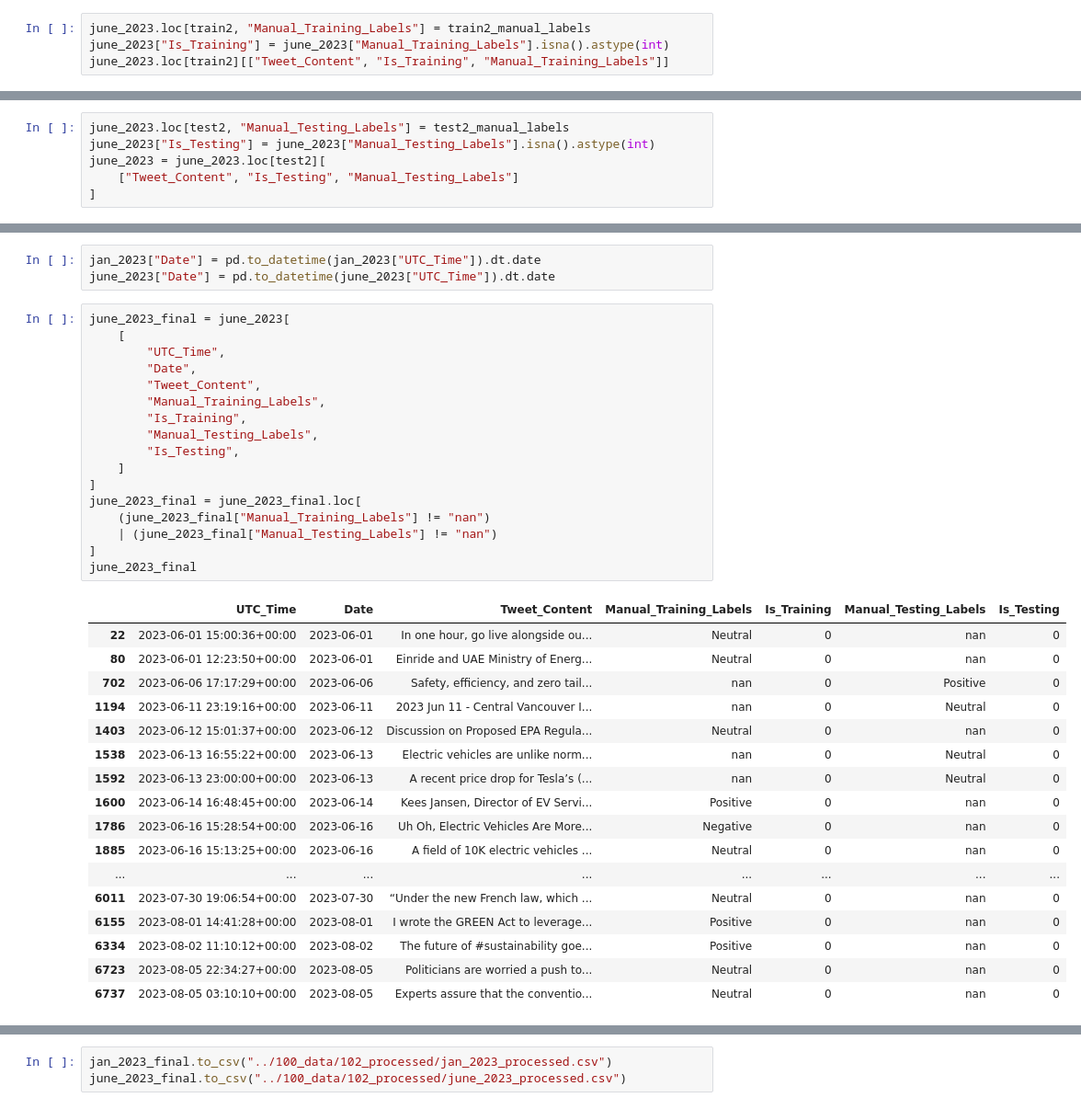
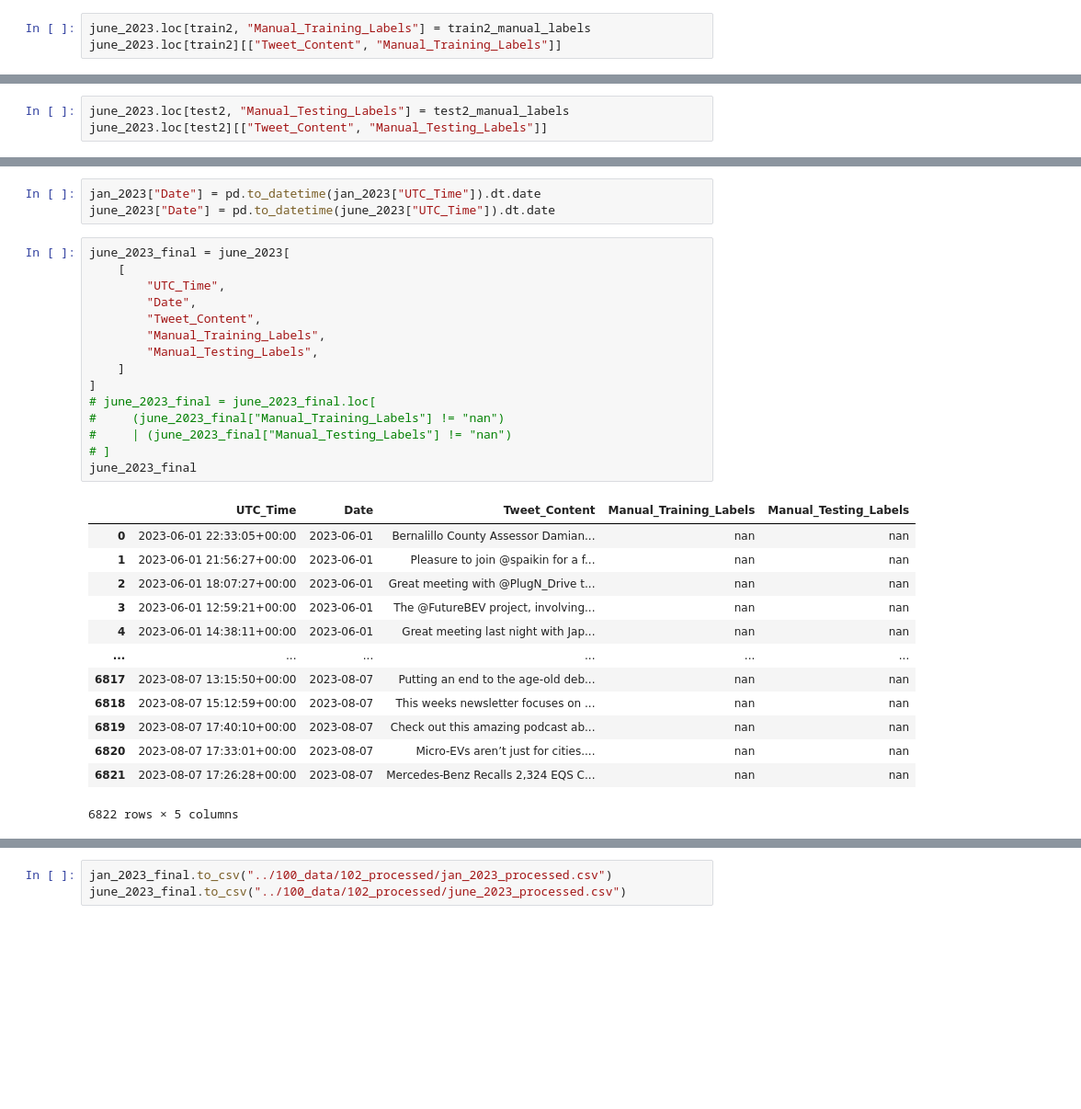
Before and after one commit to rrandev03/NLP_Final, a Jupyter notebook: 200_code/fan_labeling.ipynb, the cells around one changed output, grey strips where cells are left out. Shown: that part at 92% size. Cells and saved outputs as stored; diff of their text form; blank space fills up the shorter version.

```diff
--- a/200_code/fan_labeling.ipynb
+++ b/200_code/fan_labeling.ipynb
@@ -221,6 +218,5 @@ train2_manual_labels = [
 assert len(train2_manual_labels) == 25
 # %%
 june_2023.loc[train2, "Manual_Training_Labels"] = train2_manual_labels
-june_2023["Is_Training"] = june_2023["Manual_Training_Labels"].isna().astype(int)
-june_2023.loc[train2][["Tweet_Content", "Is_Training", "Manual_Training_Labels"]]
+june_2023.loc[train2][["Tweet_Content", "Manual_Training_Labels"]]
 # %% [output]
@@ -289,8 +285,5 @@ test2_manual_labels = [
 assert len(test2_manual_labels) == 13
 # %%
 june_2023.loc[test2, "Manual_Testing_Labels"] = test2_manual_labels
-june_2023["Is_Testing"] = june_2023["Manual_Testing_Labels"].isna().astype(int)
-june_2023 = june_2023.loc[test2][
-    ["Tweet_Content", "Is_Testing", "Manual_Testing_Labels"]
-]
+june_2023.loc[test2][["Tweet_Content", "Manual_Testing_Labels"]]
 # %% [output]
@@ -301,38 +307,32 @@ june_2023["Date"] = pd.to_datetime(june_2023["UTC_Time"]).dt.date
 # %%
 june_2023_final = june_2023[
     [
         "UTC_Time",
         "Date",
         "Tweet_Content",
         "Manual_Training_Labels",
-        "Is_Training",
         "Manual_Testing_Labels",
-        "Is_Testing",
     ]
 ]
-june_2023_final = june_2023_final.loc[
-    (june_2023_final["Manual_Training_Labels"] != "nan")
-    | (june_2023_final["Manual_Testing_Labels"] != "nan")
-]
+# june_2023_final = june_2023_final.loc[
+#     (june_2023_final["Manual_Training_Labels"] != "nan")
+#     | (june_2023_final["Manual_Testing_Labels"] != "nan")
+# ]
 june_2023_final
 # %% [output]
-|  | UTC_Time | Date | Tweet_Content | Manual_Training_Labels | Is_Training | Manual_Testing_Labels | Is_Testing |
-| 22 | 2023-06-01 15:00:36+00:00 | 2023-06-01 | In one hour, go live alongside ou... | Neutral | 0 | nan | 0 |
-| 80 | 2023-06-01 12:23:50+00:00 | 2023-06-01 | Einride and UAE Ministry of Energ... | Neutral | 0 | nan | 0 |
-| 702 | 2023-06-06 17:17:29+00:00 | 2023-06-06 | Safety, efficiency, and zero tail... | nan | 0 | Positive | 0 |
-| 1194 | 2023-06-11 23:19:16+00:00 | 2023-06-11 | 2023 Jun 11 - Central Vancouver I... | nan | 0 | Neutral | 0 |
-| 1403 | 2023-06-12 15:01:37+00:00 | 2023-06-12 | Discussion on Proposed EPA Regula... | Neutral | 0 | nan | 0 |
-| 1538 | 2023-06-13 16:55:22+00:00 | 2023-06-13 | Electric vehicles are unlike norm... | nan | 0 | Neutral | 0 |
-| 1592 | 2023-06-13 23:00:00+00:00 | 2023-06-13 | A recent price drop for Tesla’s (... | nan | 0 | Neutral | 0 |
-| 1600 | 2023-06-14 16:48:45+00:00 | 2023-06-14 | Kees Jansen, Director of EV Servi... | Positive | 0 | nan | 0 |
-| 1786 | 2023-06-16 15:28:54+00:00 | 2023-06-16 | Uh Oh, Electric Vehicles Are More... | Negative | 0 | nan | 0 |
-| 1885 | 2023-06-16 15:13:25+00:00 | 2023-06-16 | A field of 10K electric vehicles ... | Neutral | 0 | nan | 0 |
-| ... | ... | ... | ... | ... | ... | ... | ... |
-| 6011 | 2023-07-30 19:06:54+00:00 | 2023-07-30 | “Under the new French law, which ... | Neutral | 0 | nan | 0 |
-| 6155 | 2023-08-01 14:41:28+00:00 | 2023-08-01 | I wrote the GREEN Act to leverage... | Positive | 0 | nan | 0 |
-| 6334 | 2023-08-02 11:10:12+00:00 | 2023-08-02 | The future of #sustainability goe... | Positive | 0 | nan | 0 |
-| 6723 | 2023-08-05 22:34:27+00:00 | 2023-08-05 | Politicians are worried a push to... | Neutral | 0 | nan | 0 |
-| 6737 | 2023-08-05 03:10:10+00:00 | 2023-08-05 | Experts assure that the conventio... | Neutral | 0 | nan | 0 |
+|  | UTC_Time | Date | Tweet_Content | Manual_Training_Labels | Manual_Testing_Labels |
+| 0 | 2023-06-01 22:33:05+00:00 | 2023-06-01 | Bernalillo County Assessor Damian... | nan | nan |
+| 1 | 2023-06-01 21:56:27+00:00 | 2023-06-01 | Pleasure to join @spaikin for a f... | nan | nan |
+| 2 | 2023-06-01 18:07:27+00:00 | 2023-06-01 | Great meeting with @PlugN_Drive t... | nan | nan |
+| 3 | 2023-06-01 12:59:21+00:00 | 2023-06-01 | The @FutureBEV project, involving... | nan | nan |
+| 4 | 2023-06-01 14:38:11+00:00 | 2023-06-01 | Great meeting last night with Jap... | nan | nan |
+| ... | ... | ... | ... | ... | ... |
+| 6817 | 2023-08-07 13:15:50+00:00 | 2023-08-07 | Putting an end to the age-old deb... | nan | nan |
+| 6818 | 2023-08-07 15:12:59+00:00 | 2023-08-07 | This weeks newsletter focuses on ... | nan | nan |
+| 6819 | 2023-08-07 17:40:10+00:00 | 2023-08-07 | Check out this amazing podcast ab... | nan | nan |
+| 6820 | 2023-08-07 17:33:01+00:00 | 2023-08-07 | Micro-EVs aren’t just for cities.... | nan | nan |
+| 6821 | 2023-08-07 17:26:28+00:00 | 2023-08-07 | Mercedes-Benz Recalls 2,324 EQS C... | nan | nan |
+6822 rows × 5 columns
 # %%
 jan_2023_final = jan_2023[
     [
```
Also changed, not shown: parts of 8 cells of this notebook, 3 other files.
